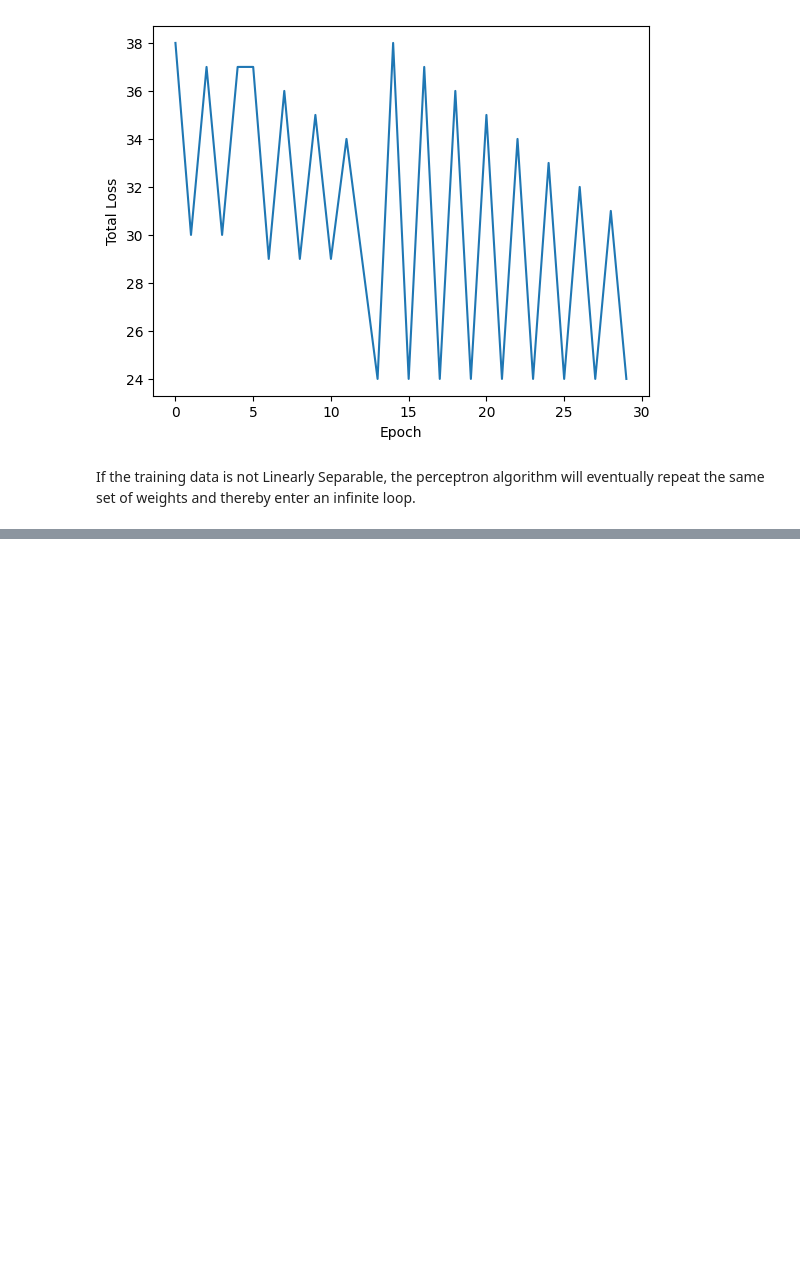
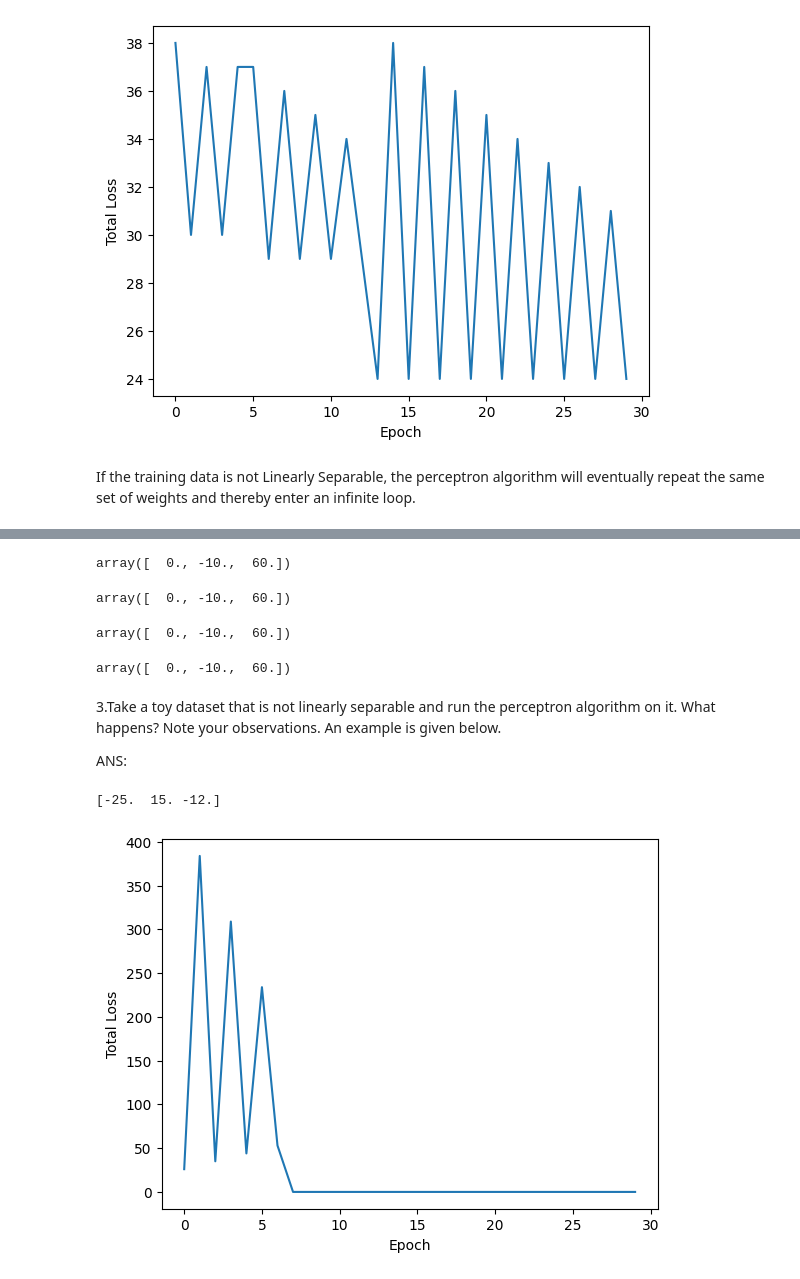
Before and after one commit to saikola2004/fmml_22B214551, a Jupyter notebook: FMML_Module4_Lab1_2024.ipynb, the cells around one changed output, grey strips where cells are left out. Cells and saved outputs as stored; diff of their text form; code cells hidden in the pictures; blank space fills up the shorter version.

```diff
--- a/FMML_Module4_Lab1_2024.ipynb
+++ b/FMML_Module4_Lab1_2024.ipynb
@@ -298,0 +188,37 @@ If the training data is not Linearly Separable, the perceptron algorithm will ev
+# %%
+#at eta = 0.5
+perceptron_algo(X, y)
+# %% [output]
+array([  0., -10.,  60.])
+# %%
+# eta = 0.90
+perceptron_algo(X, y)
+# %% [output]
+array([  0., -10.,  60.])
+# %%
+# eta = 90
+perceptron_algo(X, y)
+# %% [output]
+array([  0., -10.,  60.])
+# %%
+# eta = 10
+perceptron_algo(X, y)
+# %% [output]
+array([  0., -10.,  60.])
+# %% [markdown]
+3.Take a toy dataset that is not linearly separable and run the perceptron algorithm on it. What happens? Note your observations. An example is given below.
+
+
+ANS:
+# %%
+X = np.array([
+    [2,-4,-1],
+    [7,1,-1],
+    [2,3,-1],
+    [9,8,-1]
+])
+y = np.array([-2, -8, 7, -1, -1])
+print(perceptron_algo_plot(X, y))
+# %% [output]
+[-25.  15. -12.]
+[figure, added]
```
Also changed, not shown: parts of 9 cells of this notebook.
